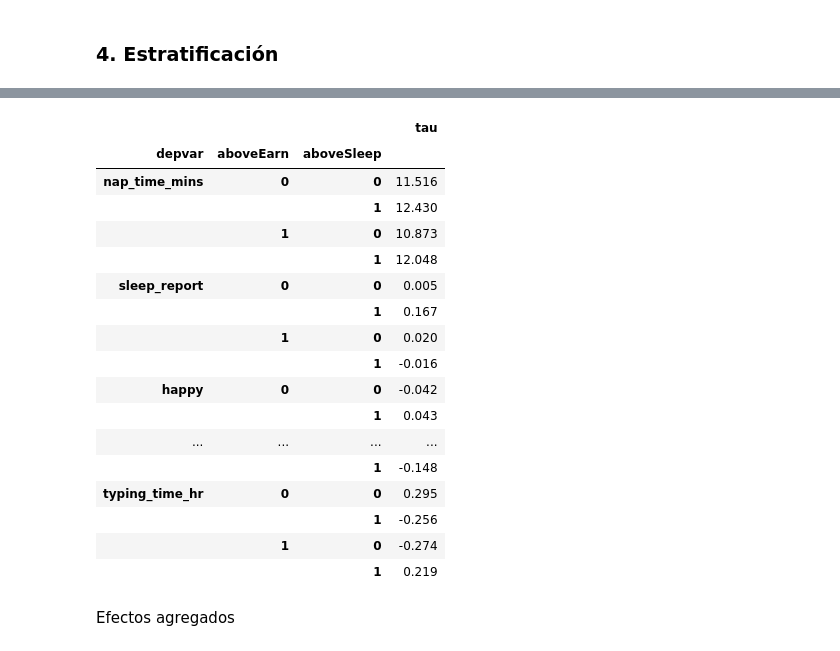
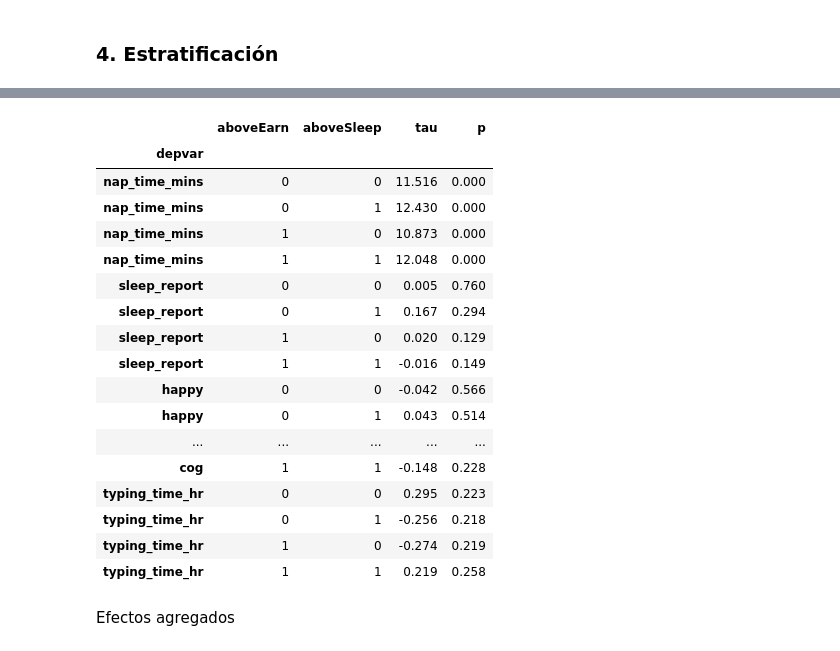
Before and after one commit to ArturoSbr/EmtrAp-hw01, a Jupyter notebook: cod/main.ipynb, the cells around one changed output, grey strips where cells are left out. Saved outputs shown, nothing was run; the diff lists cells and outputs as text; code cells hidden in the pictures.

```diff
--- a/cod/main.ipynb
+++ b/cod/main.ipynb
@@ -273,41 +265,45 @@ Efectos por estrato
 # %%
 # Inicializar lista
 d = []
 
 # Efecto por esstrato a cada variable
 for y in Y:
     for e, s in [(0,0),(0,1),(1,0),(1,1)]:
         # Máscara
         m = d2['e'].eq(e) & d2['s'].eq(s)
         # ATE Neyman
         d.append([e, s, m.sum(), m.sum() / len(d2), y] + neyman(d2[m], 'T_nap', y))
 
 # Resultados a tabla
 t = pd.DataFrame(data=d,
                  columns=['aboveEarn','aboveSleep','ng','wg','depvar','indvar','tau','se','t','p'])
-t = t.set_index(['depvar','aboveEarn','aboveSleep'])
+t = t.set_index('depvar')
+
 
 # Visualizar resultados
-t[['tau']].round(3)
+ates = [t[['aboveEarn','aboveSleep','tau','p']]]
+
+# Guardar resultados en lista para comparar más tarde
+ates[0].round(3)
 # %% [output]
-|  |  |  | tau |
-| depvar | aboveEarn | aboveSleep |  |
-| nap_time_mins | 0 | 0 | 11.516 |
-|  |  | 1 | 12.430 |
-|  | 1 | 0 | 10.873 |
-|  |  | 1 | 12.048 |
-| sleep_report | 0 | 0 | 0.005 |
-|  |  | 1 | 0.167 |
-|  | 1 | 0 | 0.020 |
-|  |  | 1 | -0.016 |
-| happy | 0 | 0 | -0.042 |
-|  |  | 1 | 0.043 |
-| ... | ... | ... | ... |
-|  |  | 1 | -0.148 |
-| typing_time_hr | 0 | 0 | 0.295 |
-|  |  | 1 | -0.256 |
-|  | 1 | 0 | -0.274 |
-|  |  | 1 | 0.219 |
+|  | aboveEarn | aboveSleep | tau | p |
+| depvar |  |  |  |  |
+| nap_time_mins | 0 | 0 | 11.516 | 0.000 |
+| nap_time_mins | 0 | 1 | 12.430 | 0.000 |
+| nap_time_mins | 1 | 0 | 10.873 | 0.000 |
+| nap_time_mins | 1 | 1 | 12.048 | 0.000 |
+| sleep_report | 0 | 0 | 0.005 | 0.760 |
+| sleep_report | 0 | 1 | 0.167 | 0.294 |
+| sleep_report | 1 | 0 | 0.020 | 0.129 |
+| sleep_report | 1 | 1 | -0.016 | 0.149 |
+| happy | 0 | 0 | -0.042 | 0.566 |
+| happy | 0 | 1 | 0.043 | 0.514 |
+| ... | ... | ... | ... | ... |
+| cog | 1 | 1 | -0.148 | 0.228 |
+| typing_time_hr | 0 | 0 | 0.295 | 0.223 |
+| typing_time_hr | 0 | 1 | -0.256 | 0.218 |
+| typing_time_hr | 1 | 0 | -0.274 | 0.219 |
+| typing_time_hr | 1 | 1 | 0.219 | 0.258 |
 # %% [markdown]
 Efectos agregados
 # %%
```
Also changed, not shown: parts of 24 cells of this notebook.
